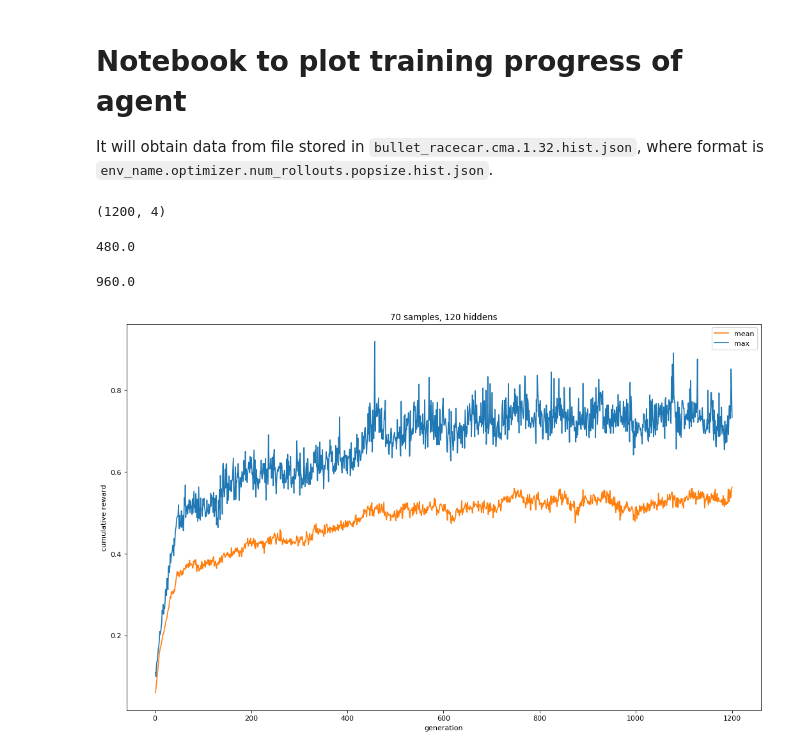
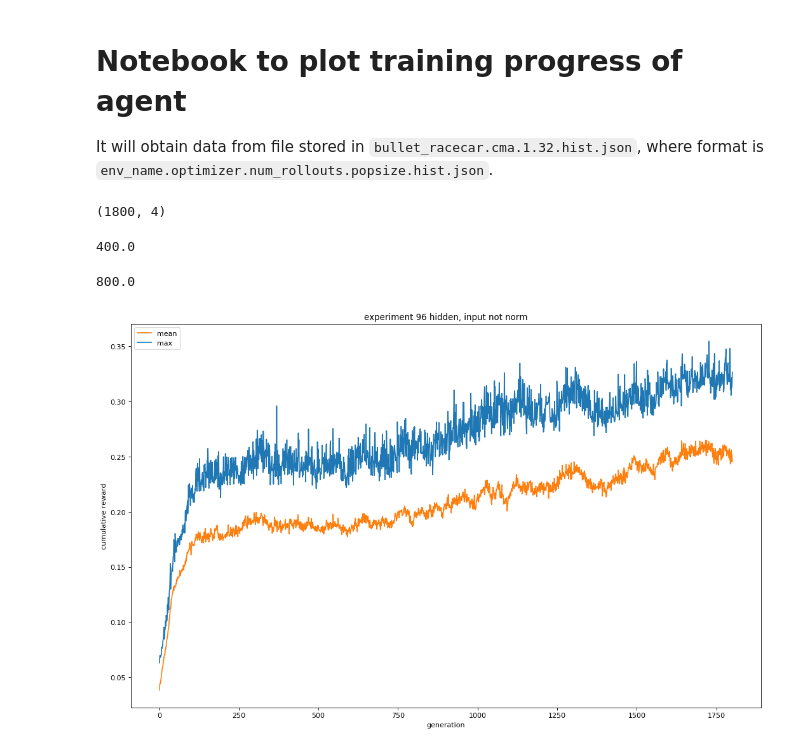
Before and after one commit to Lupasic/strirus_gym_mujoco_simulation, a Jupyter notebook: scripts/plot.ipynb, the cells around one changed output. Saved outputs shown, nothing was run; the diff lists cells and outputs as text; code cells hidden in the pictures.

```diff
--- a/scripts/plot.ipynb
+++ b/scripts/plot.ipynb
@@ -8,31 +8,32 @@ import numpy as np
 import os
 import matplotlib.pyplot as plt
 # %%
-filename = os.path.join('experiment_092', 'statS1.npy')
+file_base = 'last_experiment'
+filename = os.path.join(file_base, 'statS1.npy')
 # %%
 data = np.load(filename)
 data = data.transpose()
 print(data.shape)
 # %% [output]
-(1200, 4)
+(1800, 4)
 # %%
 data[0, 0]
 # %% [output]
-480.0
+400.0
 # %%
 data[1, 0]
 # %% [output]
-960.0
+800.0
 # %%
 fig=plt.figure(figsize=(16, 10), dpi= 80, facecolor='w', edgecolor='k')
 line_max, = plt.plot(data[:, 0]/data[0, 0], data[:, 3])
 line_mean, = plt.plot(data[:, 0]/data[0, 0], data[:, 2])
 # line_max, = plt.plot(data[:, 0]/160, data[:, 4])
 plt.legend([line_mean, line_max], ['mean','max'])
-plt.title('70 samples, 120 hiddens')
+plt.title('experiment 96 hidden, input not norm')
 plt.xlabel('generation')
 plt.ylabel('cumulative reward')
-plt.savefig('exp_092'+".svg")
+plt.savefig(file_base+".svg")
 plt.show()
 # %% [output]
-[figure, old version]
+[figure, new version]
```
Also changed, not shown: 41 other files.
